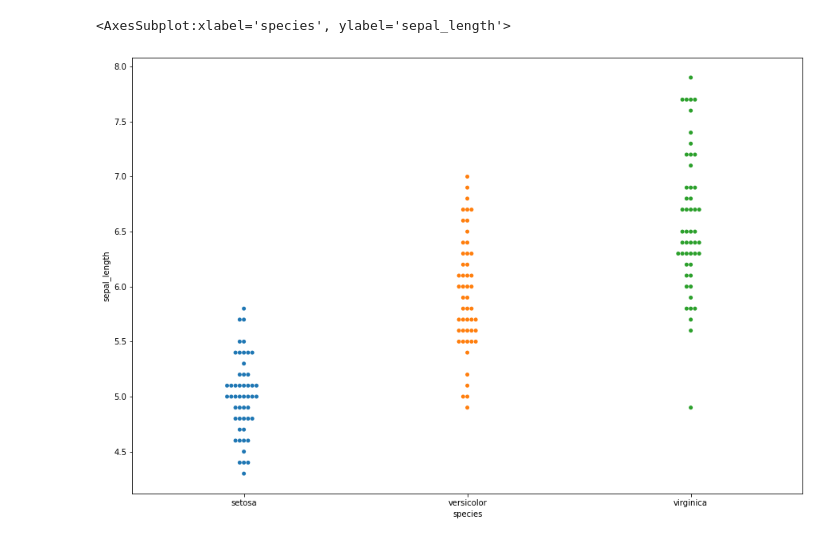
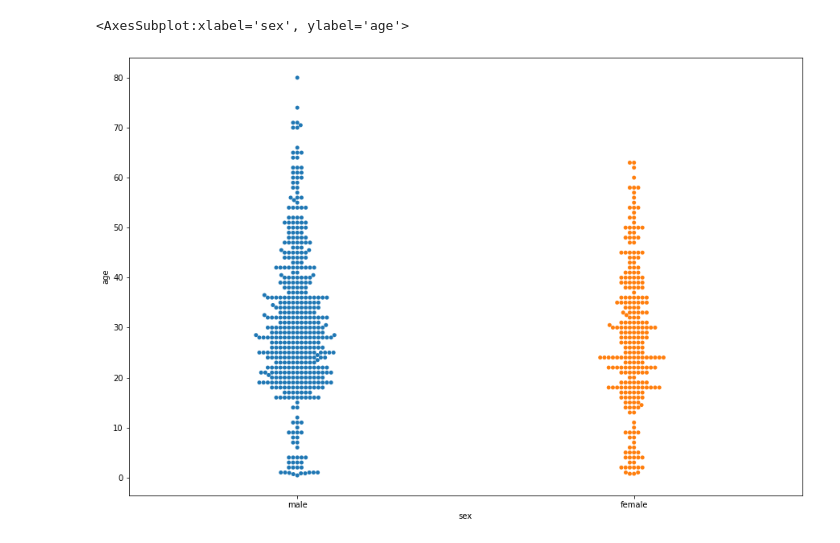
Before and after one commit to bsantosn/PEC2_VISUALIZACION, a Jupyter notebook: BeSwarmChart.ipynb, the cells around one changed output. Saved outputs shown, nothing was run; the diff lists cells and outputs as text; code cells hidden in the pictures.

Commit message:
update be swarm chart

```diff
--- a/BeSwarmChart.ipynb
+++ b/BeSwarmChart.ipynb
@@ -3,4 +3,4 @@ import seaborn as sns
 import pandas as pd
 import matplotlib.pyplot as plt
 # %%
-iris = sns.load_dataset("iris")
+titanic = sns.load_dataset("titanic")
@@ -23,6 +23,6 @@ iris
 # %%
 plt.figure(figsize = (15,10))
-sns.swarmplot(x = 'species',y = 'sepal_length',data = iris)
+sns.swarmplot(x = 'sex',y = 'age',data = titanic)
 # %% [output]
-<AxesSubplot:xlabel='species', ylabel='sepal_length'>
+<AxesSubplot:xlabel='sex', ylabel='age'>
-[figure, old version]
+[figure, new version]
```
Also changed, not shown: parts of 2 cells of this notebook, 1 other file.
